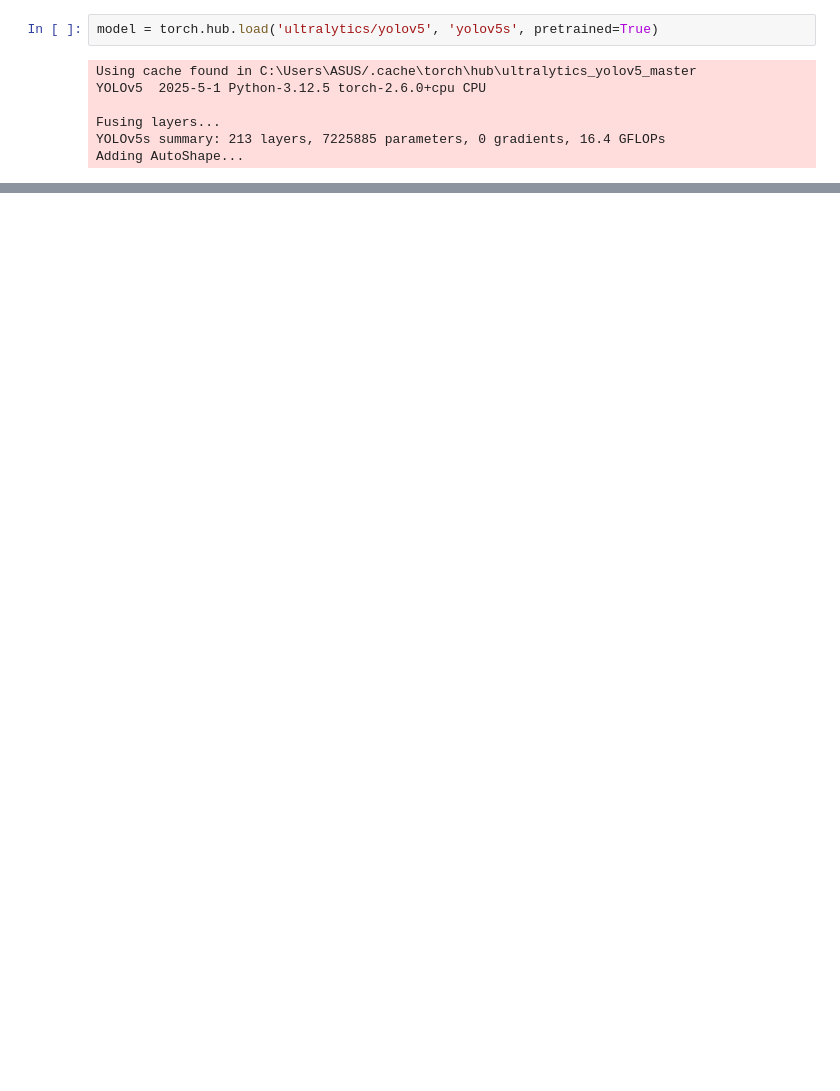
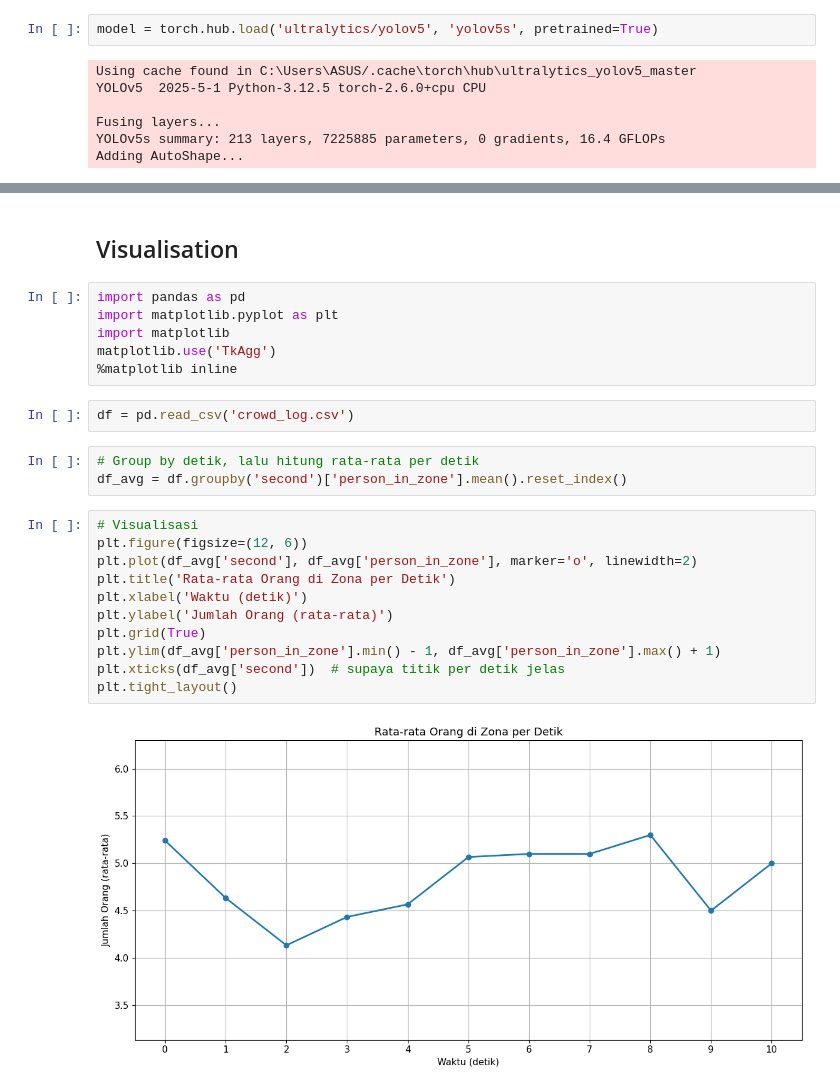
Before and after one commit to simamz/crowd-detection-tult, a Jupyter notebook: crowd-zone.ipynb, the cells around one changed output, grey strips where cells are left out. Saved outputs shown, nothing was run; the diff lists cells and outputs as text; blank space fills up the shorter version.

```diff
--- a/crowd-zone.ipynb
+++ b/crowd-zone.ipynb
@@ -95,0 +113,26 @@ cv2.destroyAllWindows()
+# %% [markdown]
+## Visualisation
+# %%
+import pandas as pd
+import matplotlib.pyplot as plt
+import matplotlib
+matplotlib.use('TkAgg')
+%matplotlib inline
+# %%
+df = pd.read_csv('crowd_log.csv')
+# %%
+# Group by detik, lalu hitung rata-rata per detik
+df_avg = df.groupby('second')['person_in_zone'].mean().reset_index()
+# %%
+# Visualisasi
+plt.figure(figsize=(12, 6))
+plt.plot(df_avg['second'], df_avg['person_in_zone'], marker='o', linewidth=2)
+plt.title('Rata-rata Orang di Zona per Detik')
+plt.xlabel('Waktu (detik)')
+plt.ylabel('Jumlah Orang (rata-rata)')
+plt.grid(True)
+plt.ylim(df_avg['person_in_zone'].min() - 1, df_avg['person_in_zone'].max() + 1)
+plt.xticks(df_avg['second'])  # supaya titik per detik jelas
+plt.tight_layout()
+# %% [output]
+[figure, added]
```
Also changed, not shown: parts of 11 cells of this notebook, 14 other files.
